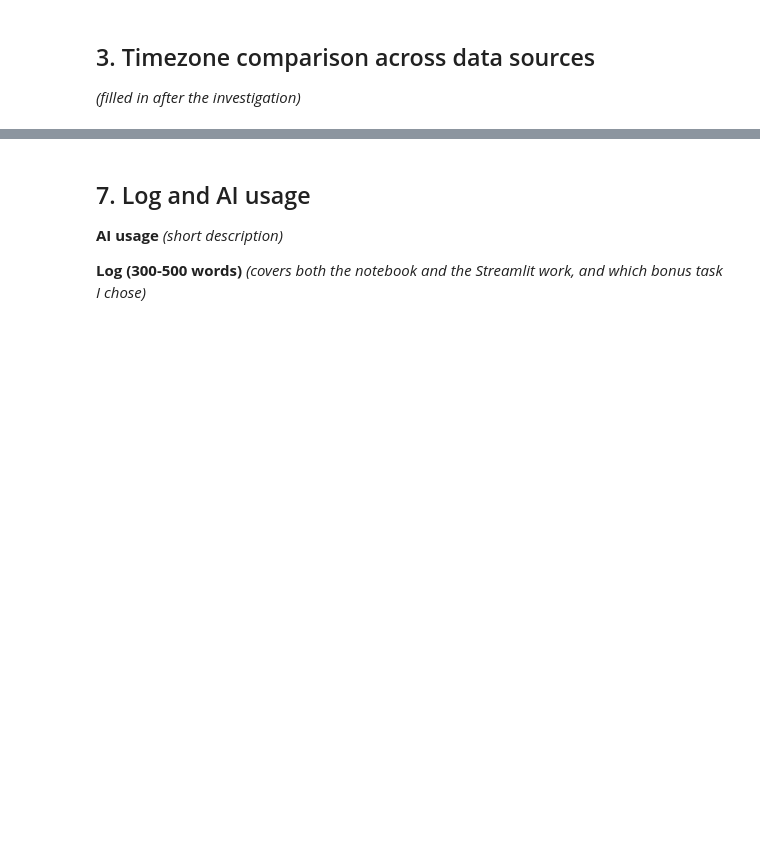
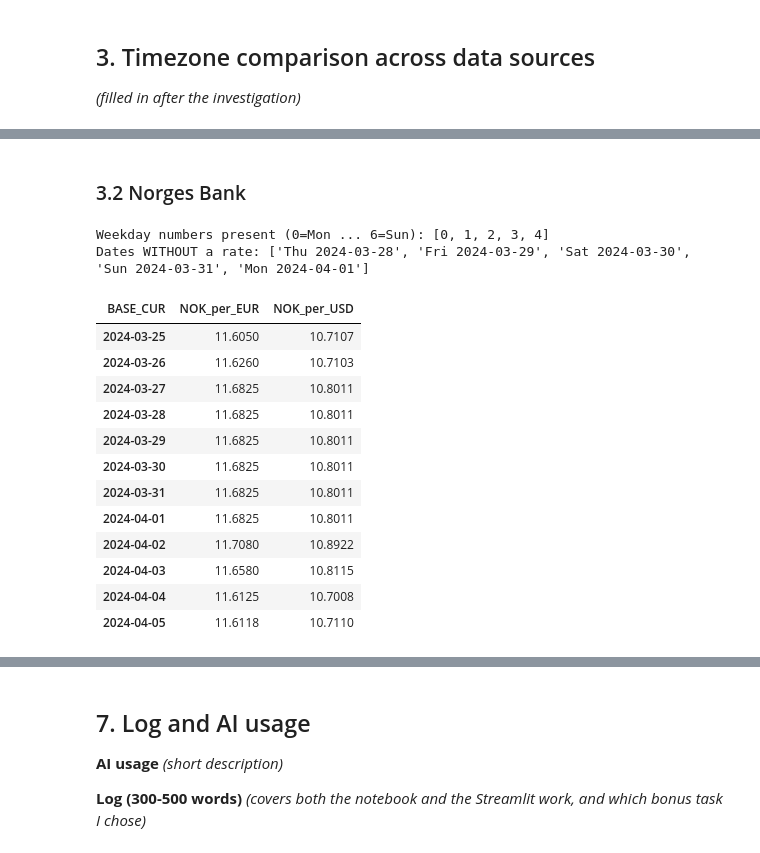
Before and after one commit to Kitteljl/IND320-app, a Jupyter notebook: notebooks/IND320_part4.ipynb, the cells around one changed output, grey strips where cells are left out. Cells and saved outputs as stored; diff of their text form; code cells hidden in the pictures; blank space fills up the shorter version.

```diff
--- a/notebooks/IND320_part4.ipynb
+++ b/notebooks/IND320_part4.ipynb
@@ -85,0 +175,30 @@ display(fx.head())
+# %% [markdown]
+### 3.2 Norges Bank
+# %%
+# NB publishes one rate per business day (no time of day, no weekends, no holidays).
+# Easter 2024 (28 Mar, 29 Mar, 1 Apr) is a good test of the gaps.
+fx_easter = download_exchange_rates("2024-03-25", "2024-04-05")
+full_days = pd.date_range("2024-03-25", "2024-04-05", freq="D")
+
+print("Weekday numbers present (0=Mon ... 6=Sun):", sorted(fx_easter.index.dayofweek.unique()))
+print("Dates WITHOUT a rate:", [d.strftime("%a %Y-%m-%d") for d in full_days.difference(fx_easter.index)])
+
+# One solution: forward-fill to a calendar-day index so it can be joined with other sources
+fx_daily = fx_easter.reindex(full_days).ffill()
+display(fx_daily)
+# %% [output]
+Weekday numbers present (0=Mon ... 6=Sun): [0, 1, 2, 3, 4]
+Dates WITHOUT a rate: ['Thu 2024-03-28', 'Fri 2024-03-29', 'Sat 2024-03-30', 'Sun 2024-03-31', 'Mon 2024-04-01']
+| BASE_CUR | NOK_per_EUR | NOK_per_USD |
+| 2024-03-25 | 11.6050 | 10.7107 |
+| 2024-03-26 | 11.6260 | 10.7103 |
+| 2024-03-27 | 11.6825 | 10.8011 |
+| 2024-03-28 | 11.6825 | 10.8011 |
+| 2024-03-29 | 11.6825 | 10.8011 |
+| 2024-03-30 | 11.6825 | 10.8011 |
+| 2024-03-31 | 11.6825 | 10.8011 |
+| 2024-04-01 | 11.6825 | 10.8011 |
+| 2024-04-02 | 11.7080 | 10.8922 |
+| 2024-04-03 | 11.6580 | 10.8115 |
+| 2024-04-04 | 11.6125 | 10.7008 |
+| 2024-04-05 | 11.6118 | 10.7110 |
```
Also changed, not shown: parts of 26 cells of this notebook, 1 other file.
